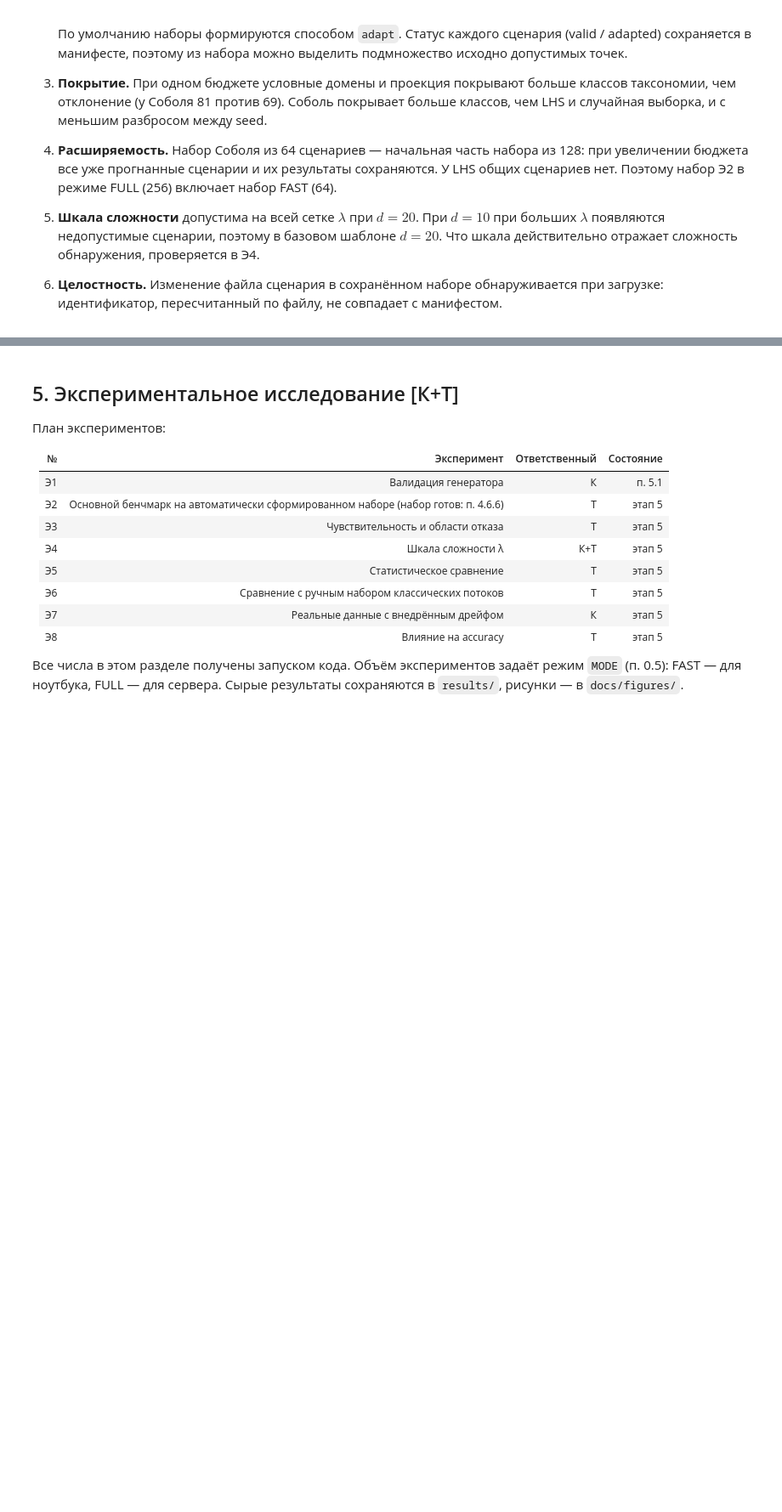
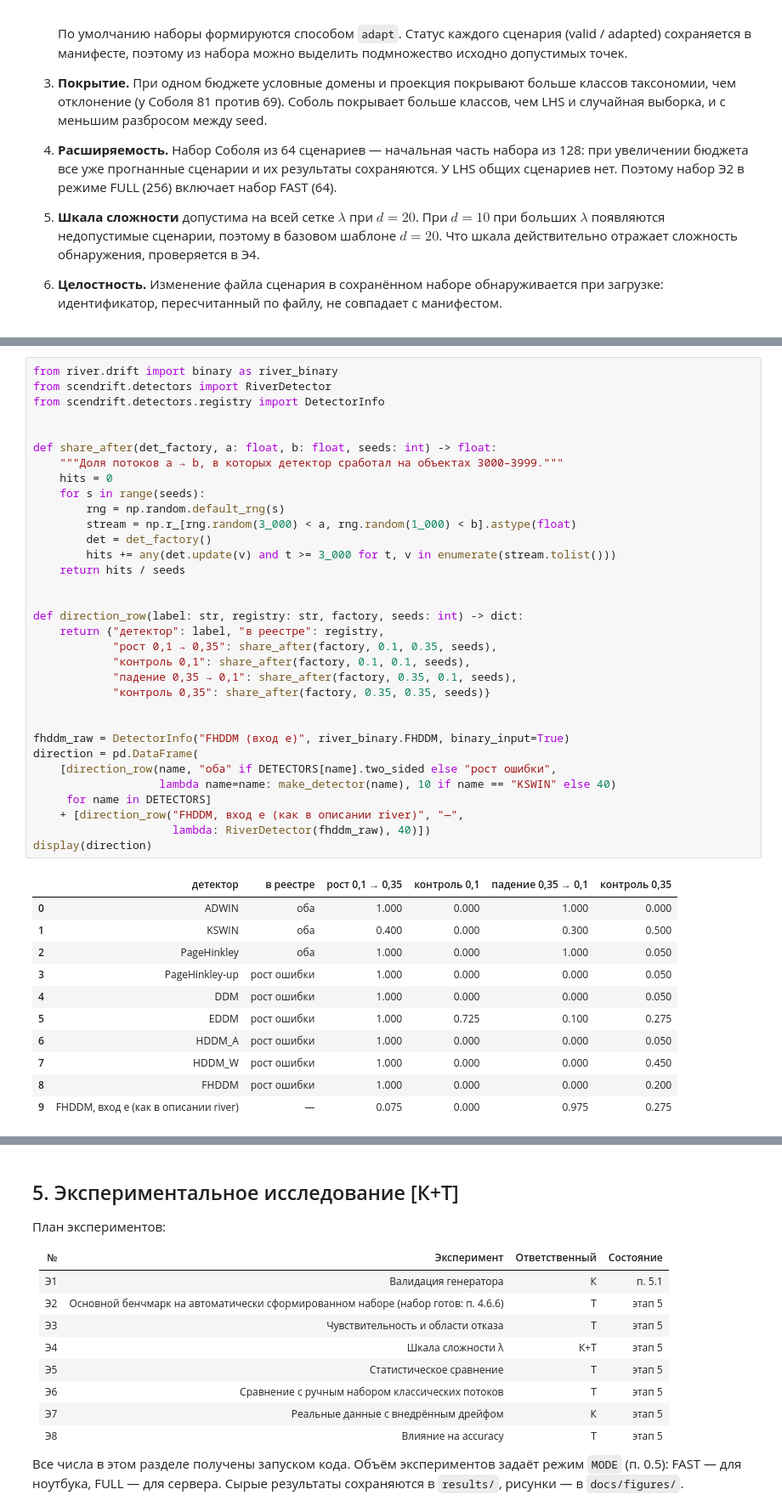
Before and after one commit to kolha733/Final-Project, a Jupyter notebook: vkr/VKR_Budaev_Garifzyanov.ipynb, the cells around one changed output, grey strips where cells are left out. Shown at 85% size. Drawn from its saved outputs; the diff is of its cells as text; blank space fills up the shorter version.

```diff
--- a/vkr/VKR_Budaev_Garifzyanov.ipynb
+++ b/vkr/VKR_Budaev_Garifzyanov.ipynb
@@ -8696,0 +9017,45 @@ display(pd.DataFrame(claims_46, columns=["утверждение", "выполн
+# %%
+from river.drift import binary as river_binary
+from scendrift.detectors import RiverDetector
+from scendrift.detectors.registry import DetectorInfo
+
+
+def share_after(det_factory, a: float, b: float, seeds: int) -> float:
+    """Доля потоков a → b, в которых детектор сработал на объектах 3000–3999."""
+    hits = 0
+    for s in range(seeds):
+        rng = np.random.default_rng(s)
+        stream = np.r_[rng.random(3_000) < a, rng.random(1_000) < b].astype(float)
+        det = det_factory()
+        hits += any(det.update(v) and t >= 3_000 for t, v in enumerate(stream.tolist()))
+    return hits / seeds
+
+
+def direction_row(label: str, registry: str, factory, seeds: int) -> dict:
+    return {"детектор": label, "в реестре": registry,
+            "рост 0,1 → 0,35": share_after(factory, 0.1, 0.35, seeds),
+            "контроль 0,1": share_after(factory, 0.1, 0.1, seeds),
+            "падение 0,35 → 0,1": share_after(factory, 0.35, 0.1, seeds),
+            "контроль 0,35": share_after(factory, 0.35, 0.35, seeds)}
+
+
+fhddm_raw = DetectorInfo("FHDDM (вход e)", river_binary.FHDDM, binary_input=True)
+direction = pd.DataFrame(
+    [direction_row(name, "оба" if DETECTORS[name].two_sided else "рост ошибки",
+                   lambda name=name: make_detector(name), 10 if name == "KSWIN" else 40)
+     for name in DETECTORS]
+    + [direction_row("FHDDM, вход e (как в описании river)", "—",
+                     lambda: RiverDetector(fhddm_raw), 40)])
+display(direction)
+# %% [output]
+|  | детектор | в реестре | рост 0,1 → 0,35 | контроль 0,1 | падение 0,35 → 0,1 | контроль 0,35 |
+| 0 | ADWIN | оба | 1.000 | 0.000 | 1.000 | 0.000 |
+| 1 | KSWIN | оба | 0.400 | 0.000 | 0.300 | 0.500 |
+| 2 | PageHinkley | оба | 1.000 | 0.000 | 1.000 | 0.050 |
+| 3 | PageHinkley-up | рост ошибки | 1.000 | 0.000 | 0.000 | 0.050 |
+| 4 | DDM | рост ошибки | 1.000 | 0.000 | 0.000 | 0.050 |
+| 5 | EDDM | рост ошибки | 1.000 | 0.725 | 0.100 | 0.275 |
+| 6 | HDDM_A | рост ошибки | 1.000 | 0.000 | 0.000 | 0.050 |
+| 7 | HDDM_W | рост ошибки | 1.000 | 0.000 | 0.000 | 0.450 |
+| 8 | FHDDM | рост ошибки | 1.000 | 0.000 | 0.000 | 0.200 |
+| 9 | FHDDM, вход e (как в описании river) | — | 0.075 | 0.000 | 0.975 | 0.275 |
```
Also changed, not shown: parts of 55 cells of this notebook, 33 other files.
